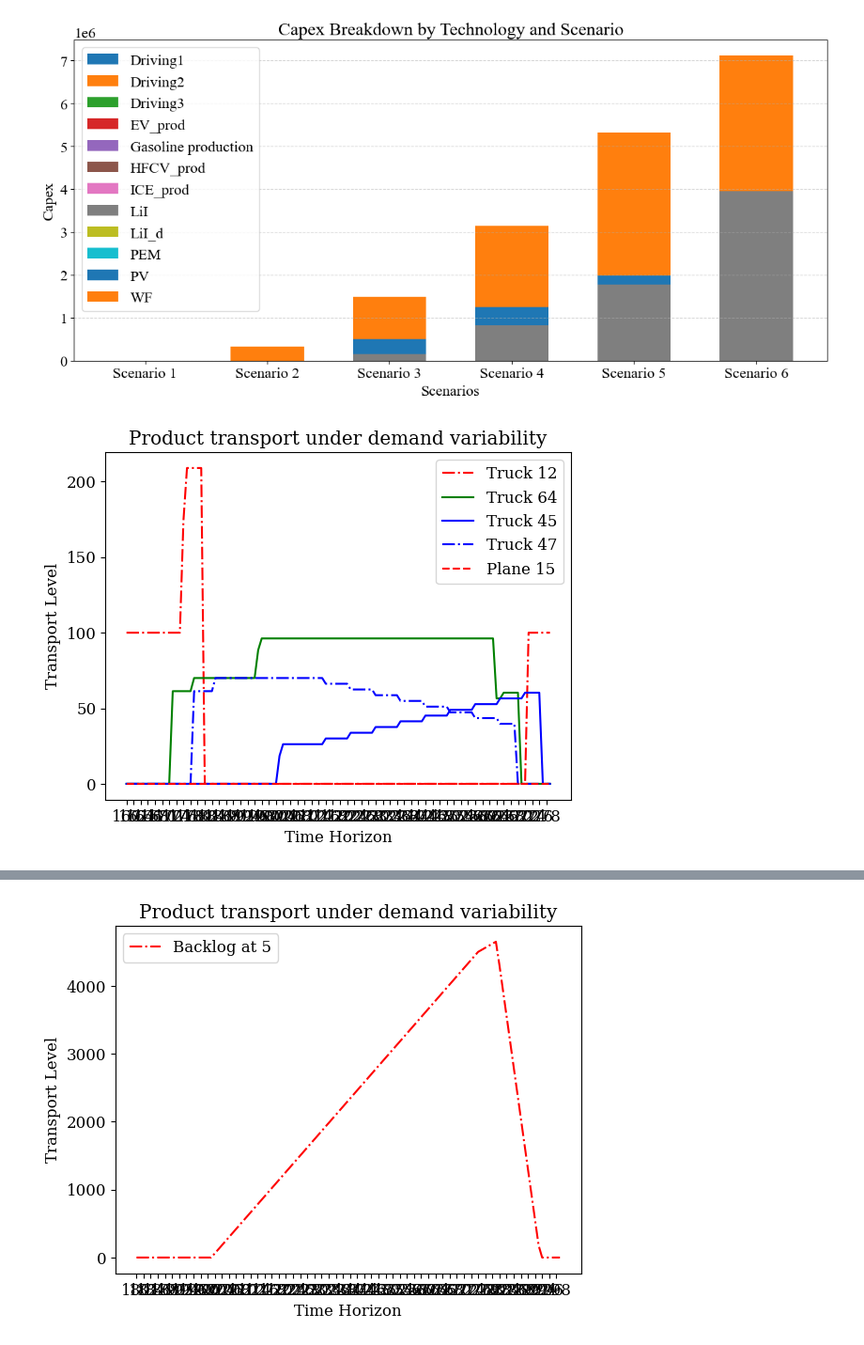
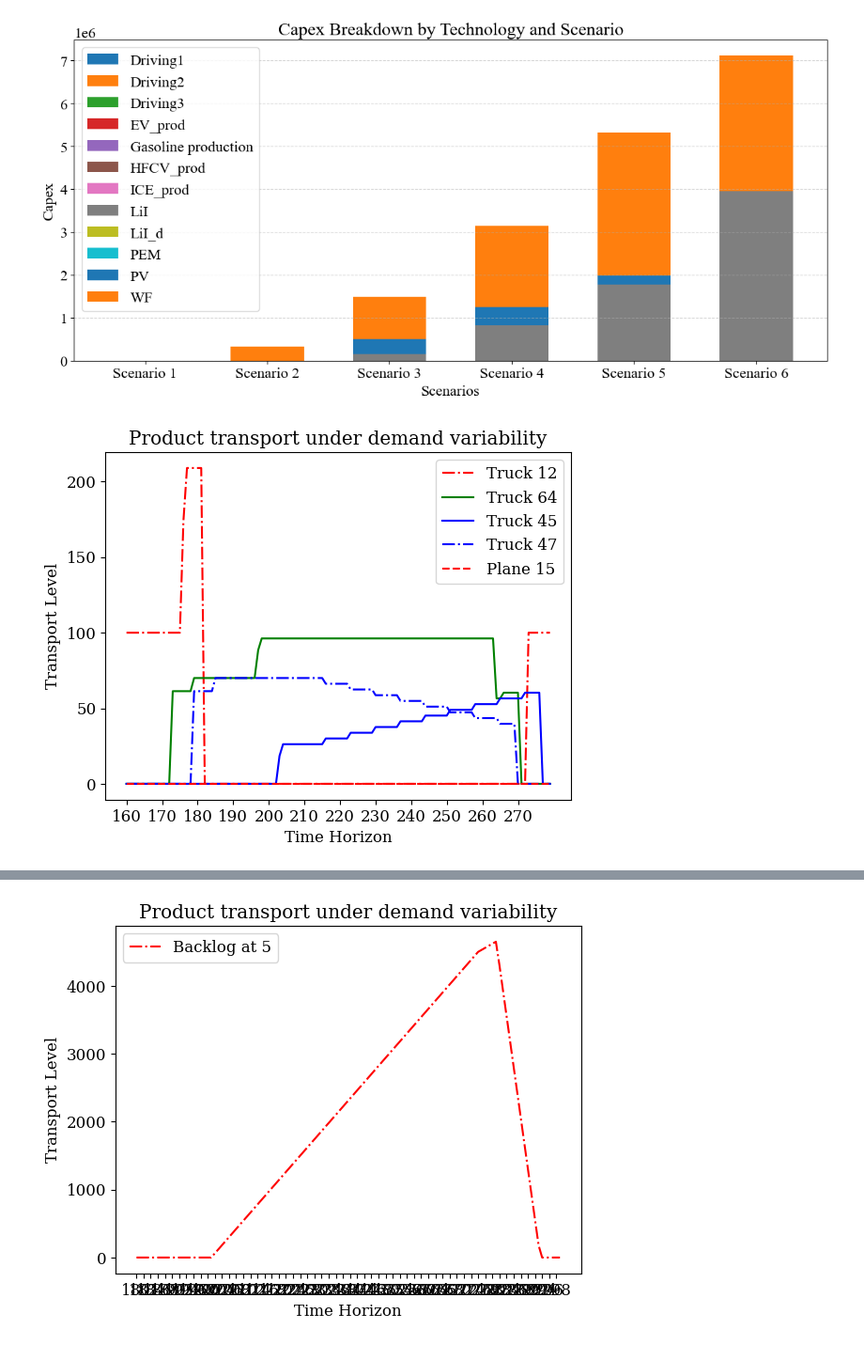
Before and after one commit to shivamvedant/energiapy, a Jupyter notebook: docs/notebooks/supply chain/IRF manuscript/readControl_HPRC.ipynb, the cells around one changed output, grey strips where cells are left out. Shown at 94% size. Cells and saved outputs as stored; diff of their text form; code cells hidden in the pictures.

```diff
--- a/docs/notebooks/supply chain/IRF manuscript/readControl_HPRC.ipynb
+++ b/docs/notebooks/supply chain/IRF manuscript/readControl_HPRC.ipynb
@@ -1433,35 +1606,35 @@ b=2
 ax.plot(range(start, end), list(value for key, value in focal_results_1.output['Exp'].items() if key[0]==f'loc{a}' and key[1]==f'loc{b}' and key[2]==f'truck{a}{b}' and key[3]==f'com1_loc{a}_out')[start:end], label=f'Truck {a}{b}', color='red', linestyle='-.')
 
 a=6
 b=4
 ax.plot(range(start, end), list(value for key, value in focal_results_1.output['Exp'].items() if key[0]==f'loc{a}' and key[1]==f'loc{b}' and key[2]==f'truck{a}{b}' and key[3]==f'com1_loc{a}_out')[start:end], label=f'Truck {a}{b}', color='green', linestyle='-')
 
 a=4
 b=5
 ax.plot(range(start, end), list(value for key, value in focal_results_1.output['Exp'].items() if key[0]==f'loc{a}' and key[1]==f'loc{b}' and key[2]==f'truck{a}{b}' and key[3]==f'com1_loc{a}_out')[start:end], label=f'Truck {a}{b}', color='blue', linestyle='-')
 
 a=4
 b=7
 ax.plot(range(start, end), list(value for key, value in focal_results_1.output['Exp'].items() if key[0]==f'loc{a}' and key[1]==f'loc{b}' and key[2]==f'truck{a}{b}' and key[3]==f'com1_loc{a}_out')[start:end], label=f'Truck {a}{b}', color='blue', linestyle='-.')
 
 a=1
 b=5
 ax.plot(range(start, end), list(value for key, value in focal_results_1.output['Exp'].items() if key[0]==f'loc{a}' and key[1]==f'loc{b}' and key[2]==f'plane{a}{b}' and key[3]==f'com1_loc{a}_out')[start:end], label=f'Plane {a}{b}', color='red', linestyle='--')
 
 # Customize the plot
 ax.set_xlabel('Time Horizon')
 ax.set_ylabel('Transport Level')
 ax.set_title('Product transport under demand variability')
 ax.legend()
 ax.plot(linewidth=0.5)
-ax.set_xticks(range(start, end, 2))
+ax.set_xticks(range(start, end, 10))
 # plt.grid(alpha=0.6)
 plt.rcdefaults()
 # plt.savefig(fname = 'MPC_logistics', dpi = 300)
 # Show the plot
 plt.show()
 # %% [output]
-[figure, old version]
+[figure, new version]
 # %%
 rc('font', **{'family': 'serif', 'serif': ['Computer Modern'], 'size': 12})
 rc('text', usetex=False)
```
Also changed, not shown: parts of 6 cells of this notebook, 2 other files.
